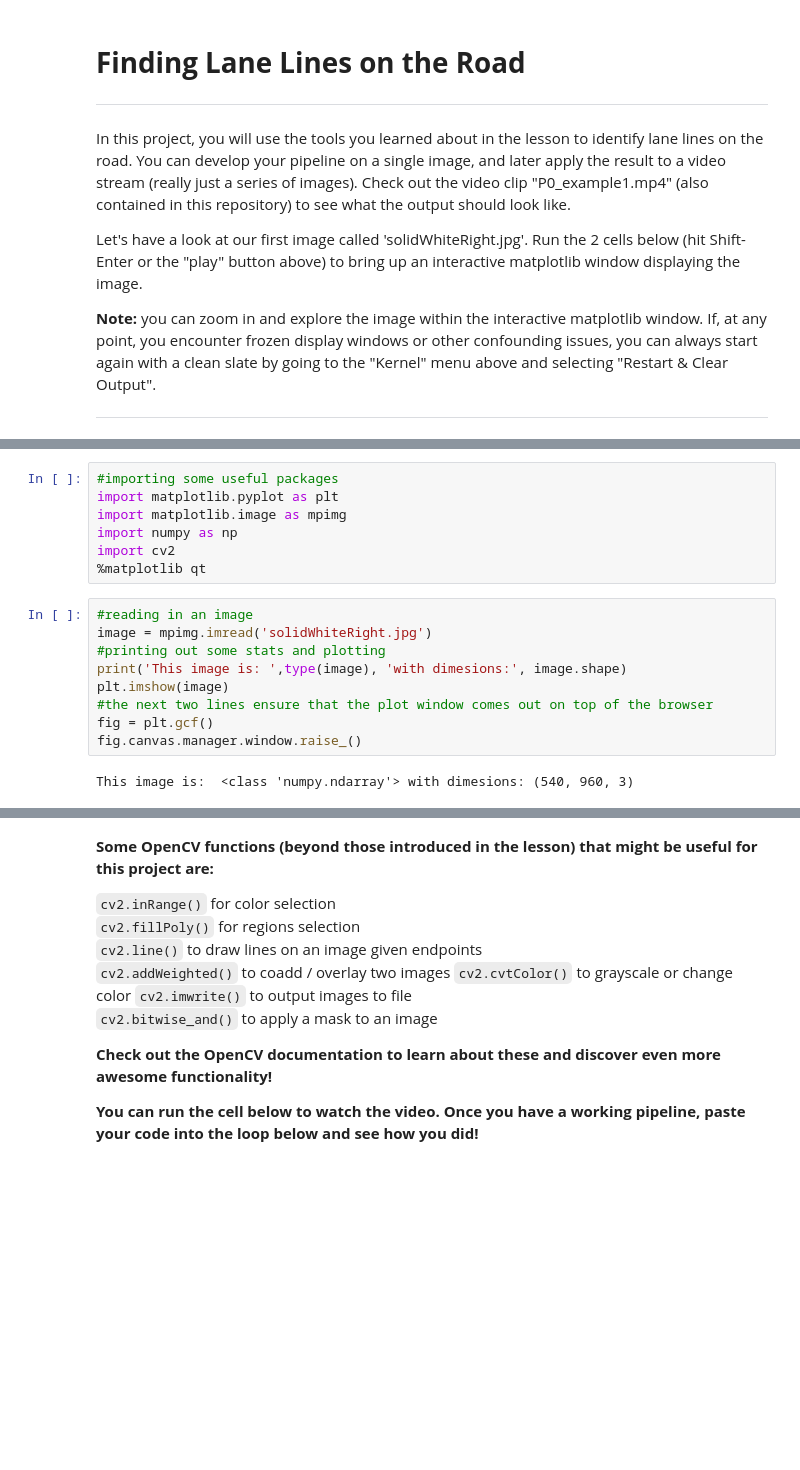
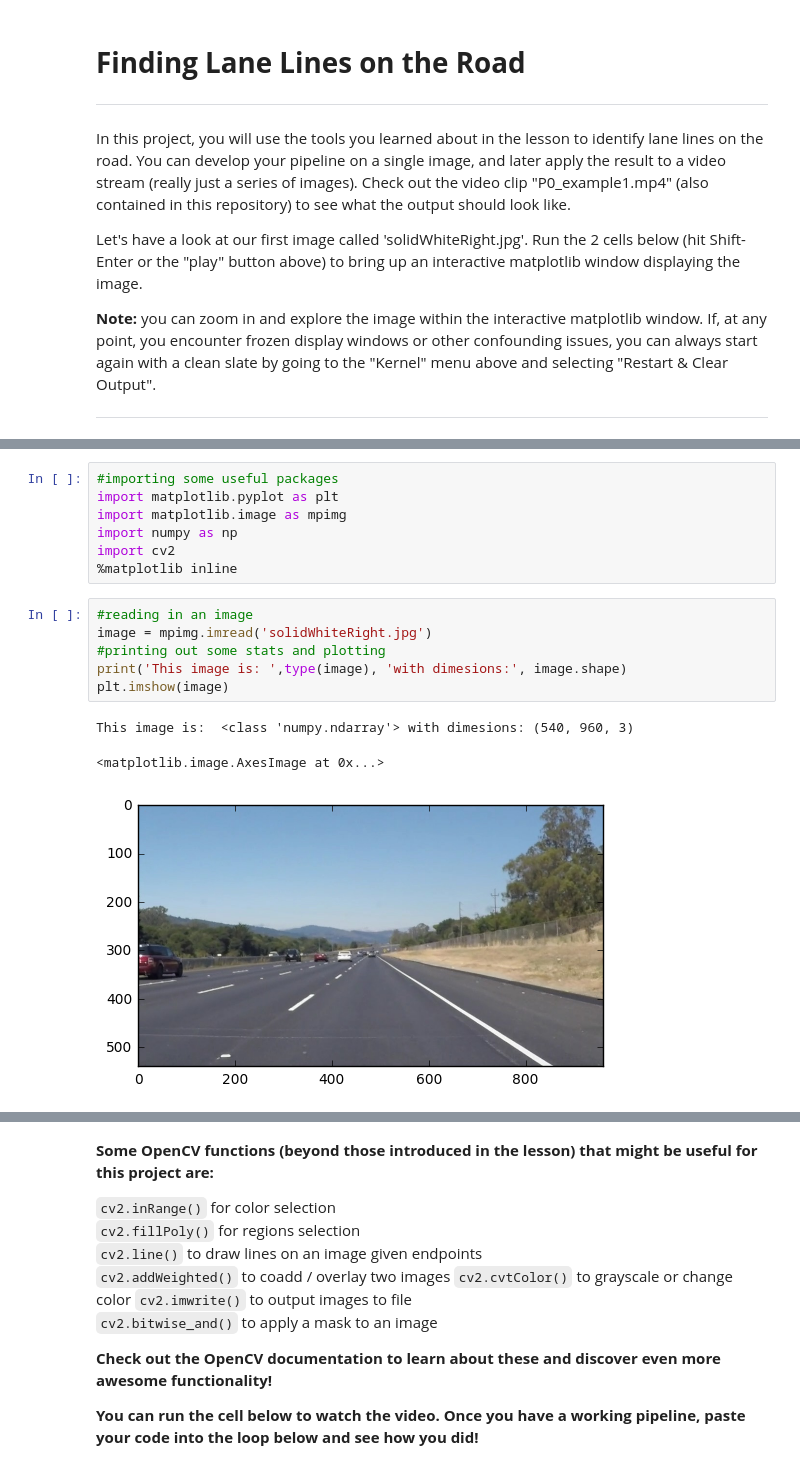
Before and after one commit to ryan-keenan/P0_prototype, a Jupyter notebook: P0_Harder.ipynb, the cells around one changed output, grey strips where cells are left out. Drawn from its saved outputs; the diff is of its cells as text; blank space fills up the shorter version.

```diff
--- a/P0_Harder.ipynb
+++ b/P0_Harder.ipynb
@@ -26,15 +26,14 @@ import matplotlib.pyplot as plt
 import matplotlib.image as mpimg
 import numpy as np
 import cv2
-%matplotlib qt
+%matplotlib inline
 # %%
 #reading in an image
 image = mpimg.imread('solidWhiteRight.jpg')
 #printing out some stats and plotting
 print('This image is: ',type(image), 'with dimesions:', image.shape)
 plt.imshow(image)
-#the next two lines ensure that the plot window comes out on top of the browser
-fig = plt.gcf()
-fig.canvas.manager.window.raise_()
 # %% [output]
 This image is:  <class 'numpy.ndarray'> with dimesions: (540, 960, 3)
+<matplotlib.image.AxesImage at 0x...>
+[figure, added]
```
Also changed, not shown: parts of 4 cells of this notebook, 1 other file.
